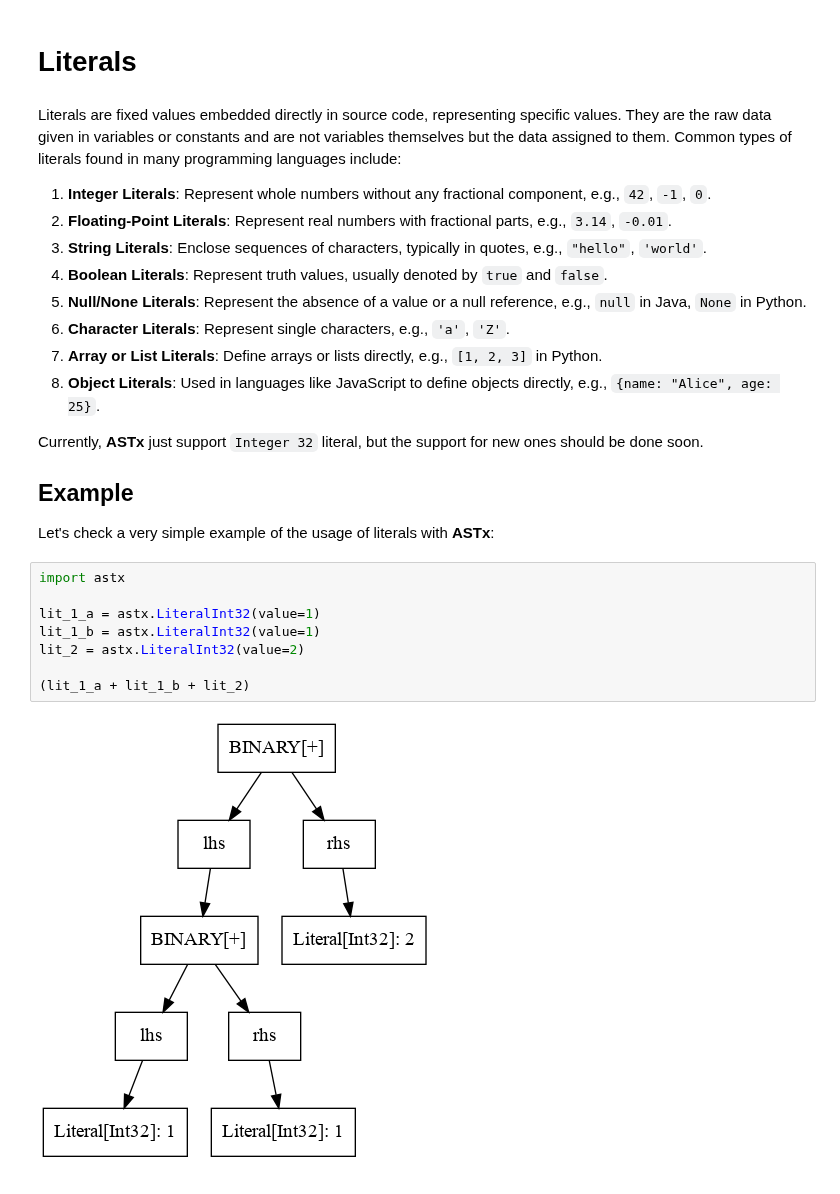
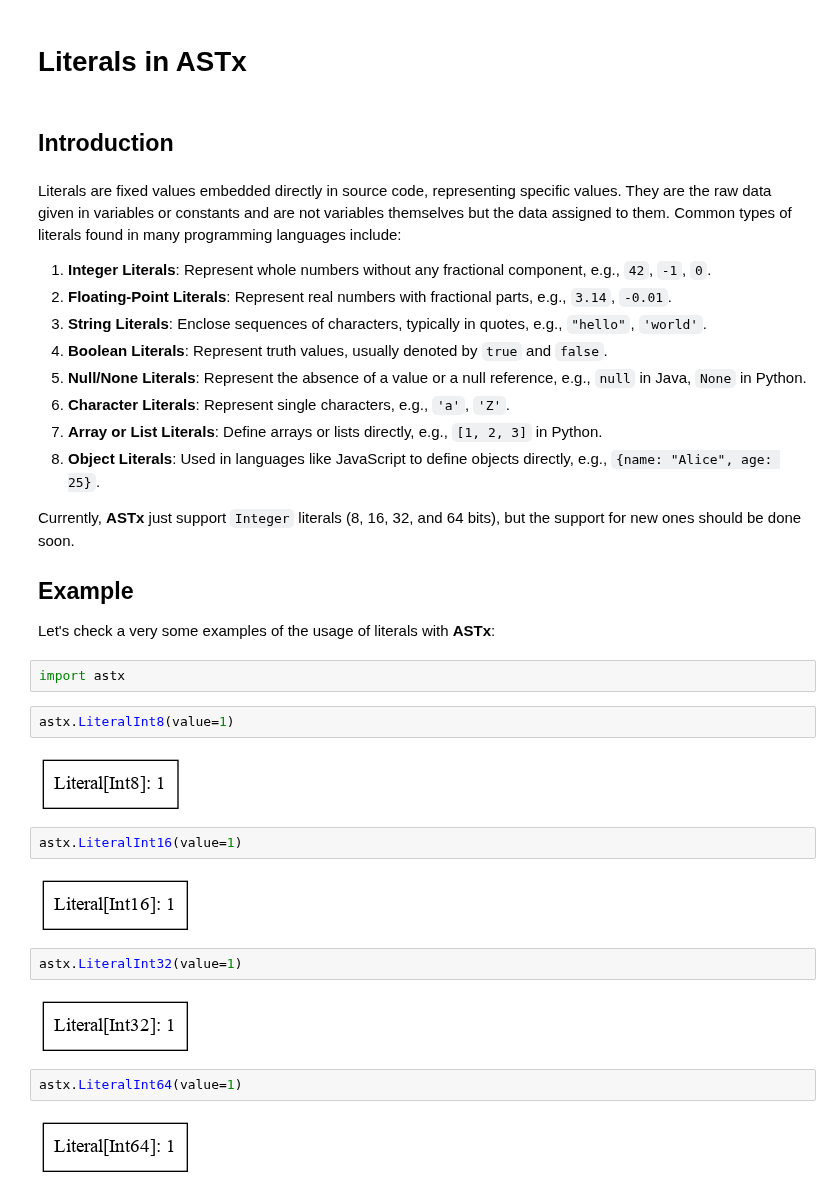
Before and after one commit to arxlang/astx, a Jupyter notebook: docs/tutorials/literals.ipynb, the cells around one changed output. Drawn from its saved outputs; the diff is of its cells as text.

```diff
--- a/docs/tutorials/literals.ipynb
+++ b/docs/tutorials/literals.ipynb
@@ -1,5 +1,7 @@
 # %% [markdown]
-# Literals
+# Literals in ASTx
+# %% [markdown]
+## Introduction
 # %% [markdown]
 Literals are fixed values embedded directly in source code, representing specific values. They are the raw data given in variables or constants and are not variables themselves but the data assigned to them. Common types of literals found in many programming languages include:
 
@@ -12,18 +14,26 @@ Literals are fixed values embedded directly in source code, representing specifi
 7. **Array or List Literals**: Define arrays or lists directly, e.g., `[1, 2, 3]` in Python.
 8. **Object Literals**: Used in languages like JavaScript to define objects directly, e.g., `{name: "Alice", age: 25}`.
 
-Currently, **ASTx** just support `Integer 32` literal, but the support for new ones should be done soon.
+Currently, **ASTx** just support `Integer` literals (8, 16, 32, and 64 bits), but the support for new ones should be done soon.
 
 ## Example
 
-Let's check a very simple example of the usage of literals with **ASTx**:
+Let's check a very some examples of the usage of literals with **ASTx**:
-# %%
-import astx
-
-lit_1_a = astx.LiteralInt32(value=1)
-lit_1_b = astx.LiteralInt32(value=1)
-lit_2 = astx.LiteralInt32(value=2)
-
-(lit_1_a + lit_1_b + lit_2)
-# %% [output]
-[figure, removed]
+# %%
+import astx
+# %%
+astx.LiteralInt8(value=1)
+# %% [output]
+[figure, added]
+# %%
+astx.LiteralInt16(value=1)
+# %% [output]
+[figure, added]
+# %%
+astx.LiteralInt32(value=1)
+# %% [output]
+[figure, added]
+# %%
+astx.LiteralInt64(value=1)
+# %% [output]
+[figure, added]
```
Also changed, not shown: parts of 4 cells of this notebook, 3 other files.
